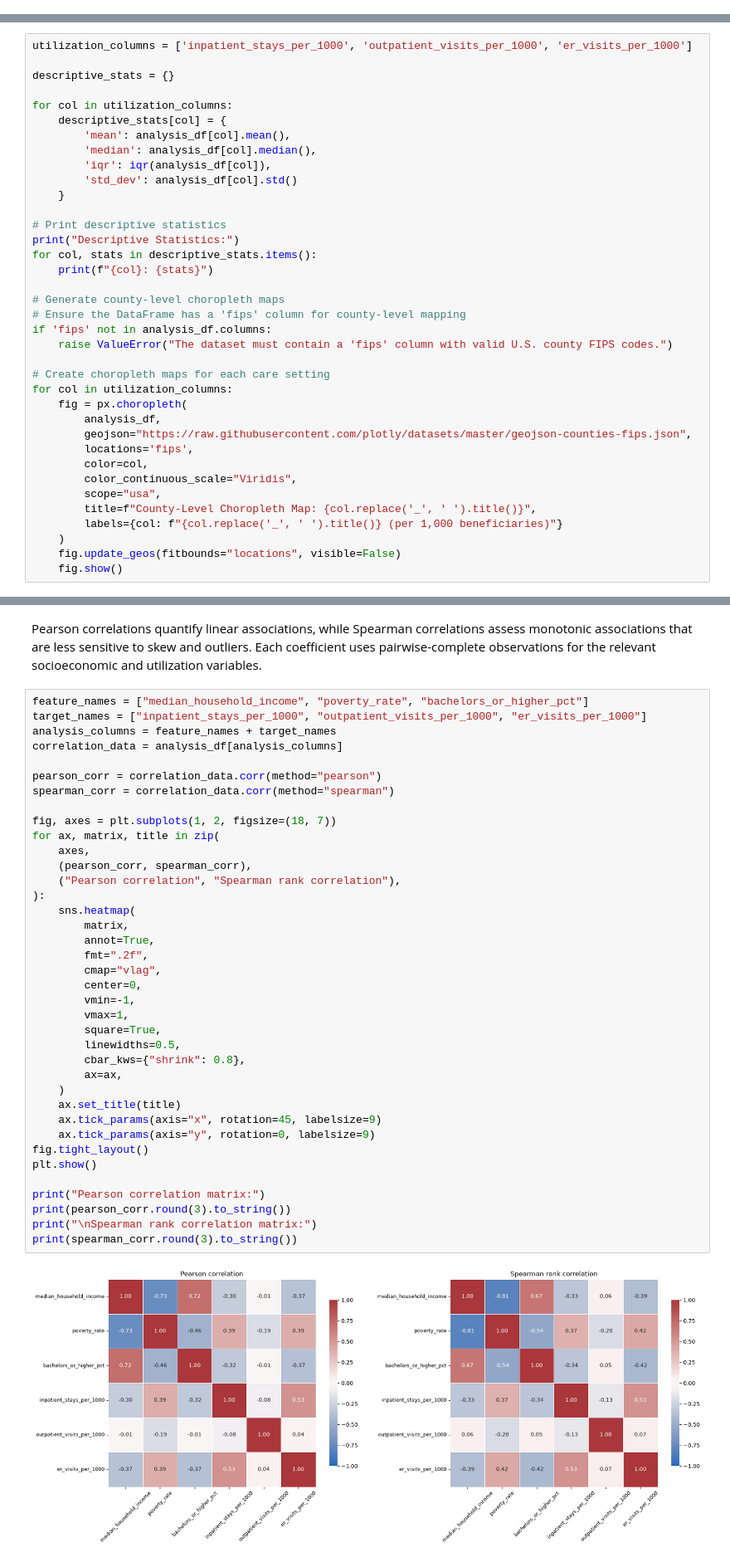
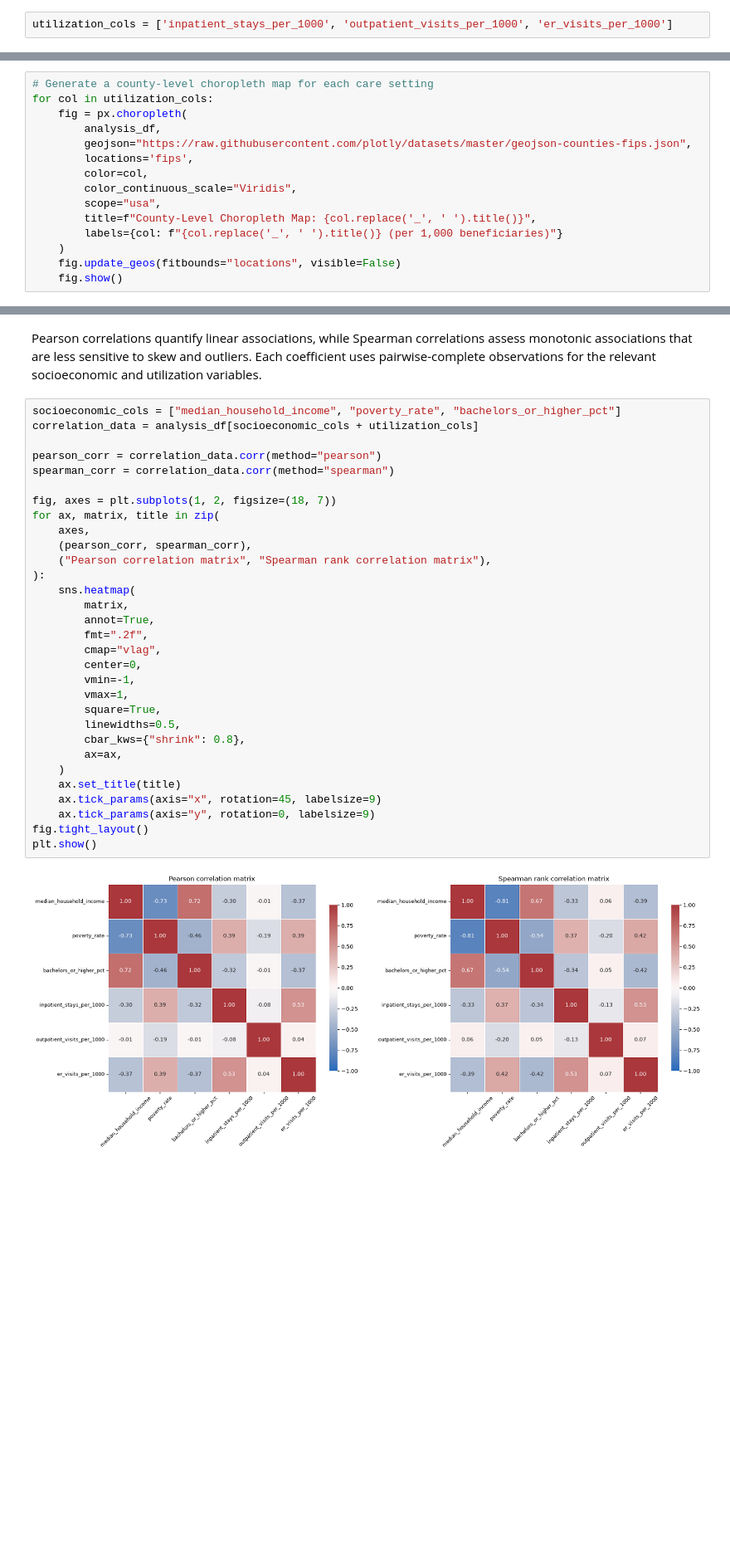
Before and after one commit to jachou27/medicare-utilization-analysis, a Jupyter notebook: analysis.ipynb, the cells around one changed output, grey strips where cells are left out. Shown at 83% size. Cells and saved outputs as stored; diff of their text form; blank space fills up the shorter version.

```diff
--- a/analysis.ipynb
+++ b/analysis.ipynb
@@ -92,0 +58,2 @@ utilization_issues: {}
+# %%
+utilization_cols = ['inpatient_stays_per_1000', 'outpatient_visits_per_1000', 'er_visits_per_1000']
@@ -100,28 +122,6 @@ To analyze how inpatient, outpatient, and emergency department utilization rates
 # %%
-utilization_columns = ['inpatient_stays_per_1000', 'outpatient_visits_per_1000', 'er_visits_per_1000']
-
-descriptive_stats = {}
-
-for col in utilization_columns:
-    descriptive_stats[col] = {
-        'mean': analysis_df[col].mean(),
-        'median': analysis_df[col].median(),
-        'iqr': iqr(analysis_df[col]),
-        'std_dev': analysis_df[col].std()
-    }
-
-# Print descriptive statistics
-print("Descriptive Statistics:")
-for col, stats in descriptive_stats.items():
-    print(f"{col}: {stats}")
-
-# Generate county-level choropleth maps
-# Ensure the DataFrame has a 'fips' column for county-level mapping
-if 'fips' not in analysis_df.columns:
-    raise ValueError("The dataset must contain a 'fips' column with valid U.S. county FIPS codes.")
-
-# Create choropleth maps for each care setting
-for col in utilization_columns:
+# Generate a county-level choropleth map for each care setting
+for col in utilization_cols:
     fig = px.choropleth(
         analysis_df,
         geojson="https://raw.githubusercontent.com/plotly/datasets/master/geojson-counties-fips.json",
@@ -146,42 +141,35 @@ We calculated Pearson and Spearman rank correlation coefficients to quantify the
 # %% [markdown]
 Pearson correlations quantify linear associations, while Spearman correlations assess monotonic associations that are less sensitive to skew and outliers. Each coefficient uses pairwise-complete observations for the relevant socioeconomic and utilization variables.
 # %%
-feature_names = ["median_household_income", "poverty_rate", "bachelors_or_higher_pct"]
-target_names = ["inpatient_stays_per_1000", "outpatient_visits_per_1000", "er_visits_per_1000"]
-analysis_columns = feature_names + target_names
-correlation_data = analysis_df[analysis_columns]
+socioeconomic_cols = ["median_household_income", "poverty_rate", "bachelors_or_higher_pct"]
+correlation_data = analysis_df[socioeconomic_cols + utilization_cols]
 
 pearson_corr = correlation_data.corr(method="pearson")
 spearman_corr = correlation_data.corr(method="spearman")
 
 fig, axes = plt.subplots(1, 2, figsize=(18, 7))
 for ax, matrix, title in zip(
     axes,
     (pearson_corr, spearman_corr),
-    ("Pearson correlation", "Spearman rank correlation"),
+    ("Pearson correlation matrix", "Spearman rank correlation matrix"),
 ):
     sns.heatmap(
         matrix,
         annot=True,
         fmt=".2f",
         cmap="vlag",
         center=0,
         vmin=-1,
         vmax=1,
         square=True,
         linewidths=0.5,
         cbar_kws={"shrink": 0.8},
         ax=ax,
     )
     ax.set_title(title)
     ax.tick_params(axis="x", rotation=45, labelsize=9)
     ax.tick_params(axis="y", rotation=0, labelsize=9)
 fig.tight_layout()
 plt.show()
-
-print("Pearson correlation matrix:")
-print(pearson_corr.round(3).to_string())
-print("\nSpearman rank correlation matrix:")
-print(spearman_corr.round(3).to_string())
 # %% [output]
-[figure, old version]
+[figure, new version]
```
Also changed, not shown: parts of 11 cells of this notebook.
